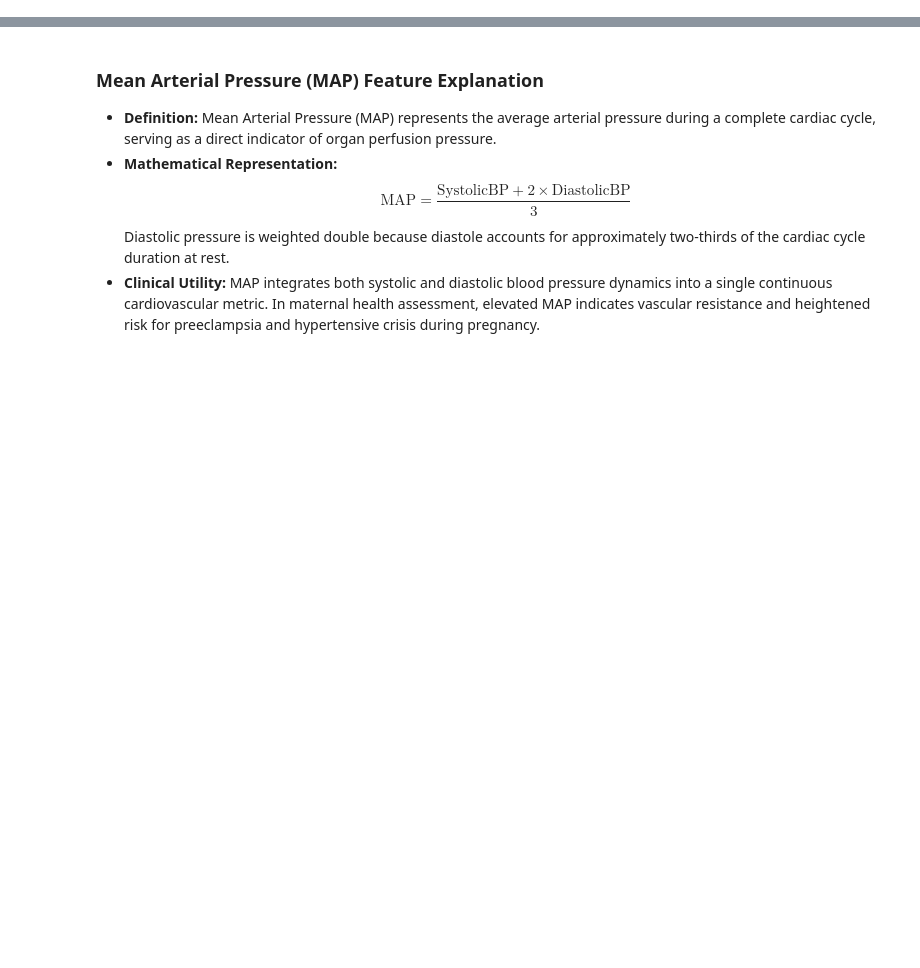
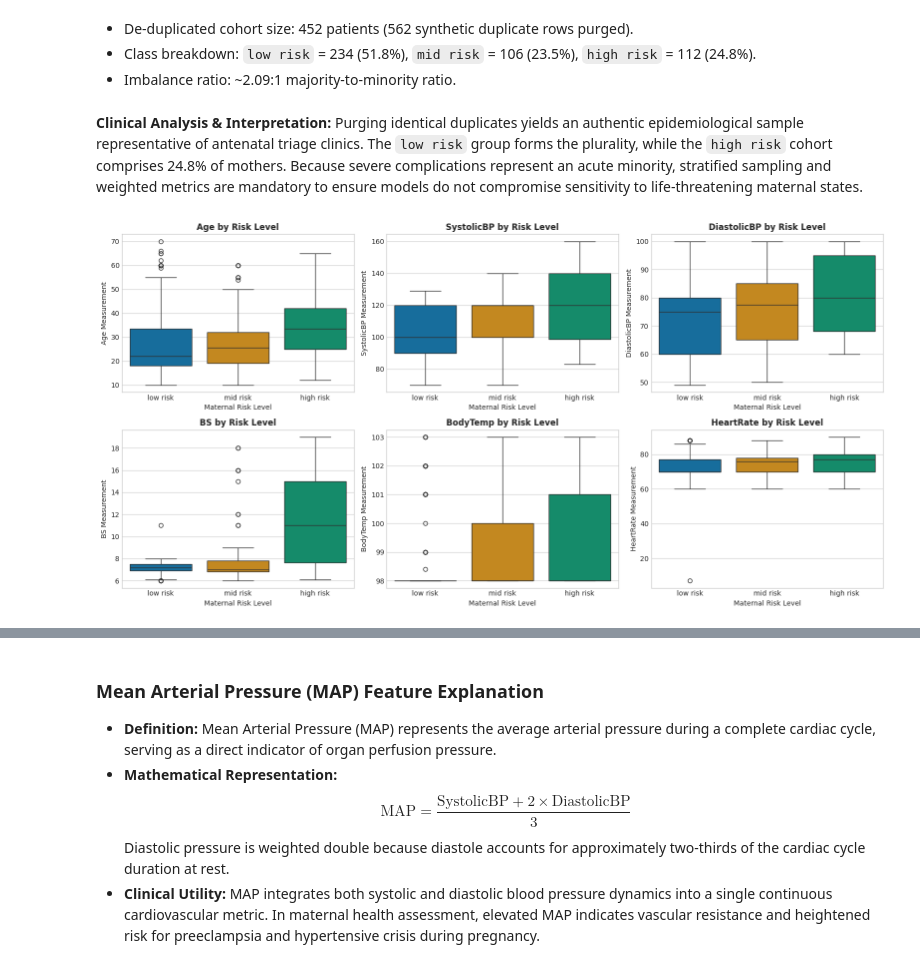
Before and after one commit to wander1112/Ember-Storm, a Jupyter notebook: notebooks/classification.ipynb, the cells around one changed output, grey strips where cells are left out. Cells and saved outputs as stored; diff of their text form; code cells hidden in the pictures; blank space fills up the shorter version.

```diff
--- a/notebooks/classification.ipynb
+++ b/notebooks/classification.ipynb
@@ -215,0 +134,22 @@ DiastolicBP      65.0      90.0 25.0        27.50       127.50              0
+# %% [markdown]
+- De-duplicated cohort size: 452 patients (562 synthetic duplicate rows purged).
+- Class breakdown: `low risk` = 234 (51.8%), `mid risk` = 106 (23.5%), `high risk` = 112 (24.8%).
+- Imbalance ratio: ~2.09:1 majority-to-minority ratio.
+# %% [markdown]
+**Clinical Analysis & Interpretation:**
+Purging identical duplicates yields an authentic epidemiological sample representative of antenatal triage clinics. The `low risk` group forms the plurality, while the `high risk` cohort comprises 24.8% of mothers. Because severe complications represent an acute minority, stratified sampling and weighted metrics are mandatory to ensure models do not compromise sensitivity to life-threatening maternal states.
+# %%
+num_features_clf = ['Age', 'SystolicBP', 'DiastolicBP', 'BS', 'BodyTemp', 'HeartRate']
+fig, axes = plt.subplots(2, 3, figsize=(16, 8))
+axes = axes.ravel()
+
+for idx, col in enumerate(num_features_clf):
+    sns.boxplot(data=df_clf, x='RiskLevel', y=col, order=['low risk', 'mid risk', 'high risk'], palette='colorblind', ax=axes[idx])
+    axes[idx].set_title(f'{col} by Risk Level', fontweight='bold')
+    axes[idx].set_xlabel('Maternal Risk Level')
+    axes[idx].set_ylabel(f'{col} Measurement')
+
+plt.tight_layout()
+plt.show()
+# %% [output]
+[figure, added]
```
Also changed, not shown: parts of 84 cells of this notebook.
